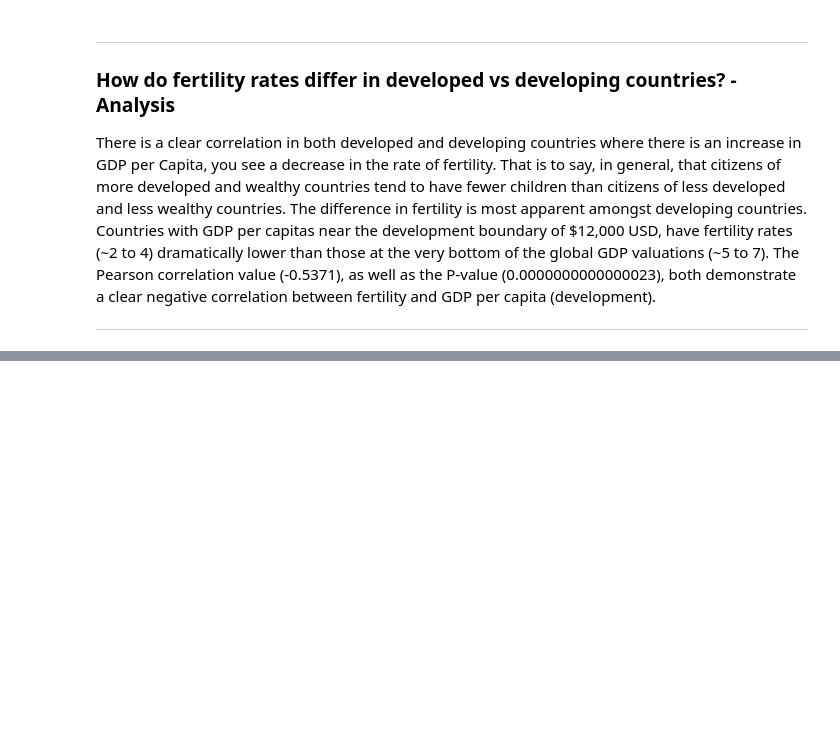
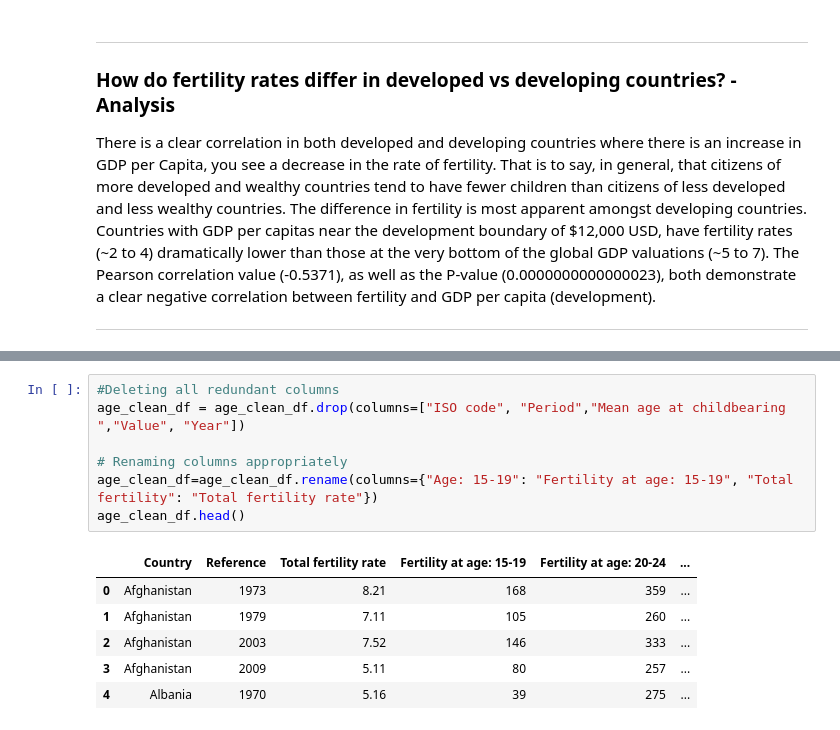
Before and after one commit to AidanDavid/development_vs_fertility, a Jupyter notebook: main.ipynb, the cells around one changed output, grey strips where cells are left out. Drawn from its saved outputs; the diff is of its cells as text; blank space fills up the shorter version.

```diff
--- a/main.ipynb
+++ b/main.ipynb
@@ -358,0 +416,14 @@ There is a clear correlation in both developed and developing countries where th
+# %%
+#Deleting all redundant columns
+age_clean_df = age_clean_df.drop(columns=["ISO code", "Period","Mean age at childbearing ","Value", "Year"])
+
+# Renaming columns appropriately
+age_clean_df=age_clean_df.rename(columns={"Age: 15-19": "Fertility at age: 15-19", "Total fertility": "Total fertility rate"})
+age_clean_df.head()
+# %% [output]
+|  | Country | Reference | Total fertility rate | Fertility at age: 15-19 | Fertility at age: 20-24 | ... |
+| 0 | Afghanistan | 1973 | 8.21 | 168 | 359 | ... |
+| 1 | Afghanistan | 1979 | 7.11 | 105 | 260 | ... |
+| 2 | Afghanistan | 2003 | 7.52 | 146 | 333 | ... |
+| 3 | Afghanistan | 2009 | 5.11 | 80 | 257 | ... |
+| 4 | Albania | 1970 | 5.16 | 39 | 275 | ... |
```
Also changed, not shown: parts of 31 cells of this notebook, 4 other files.
